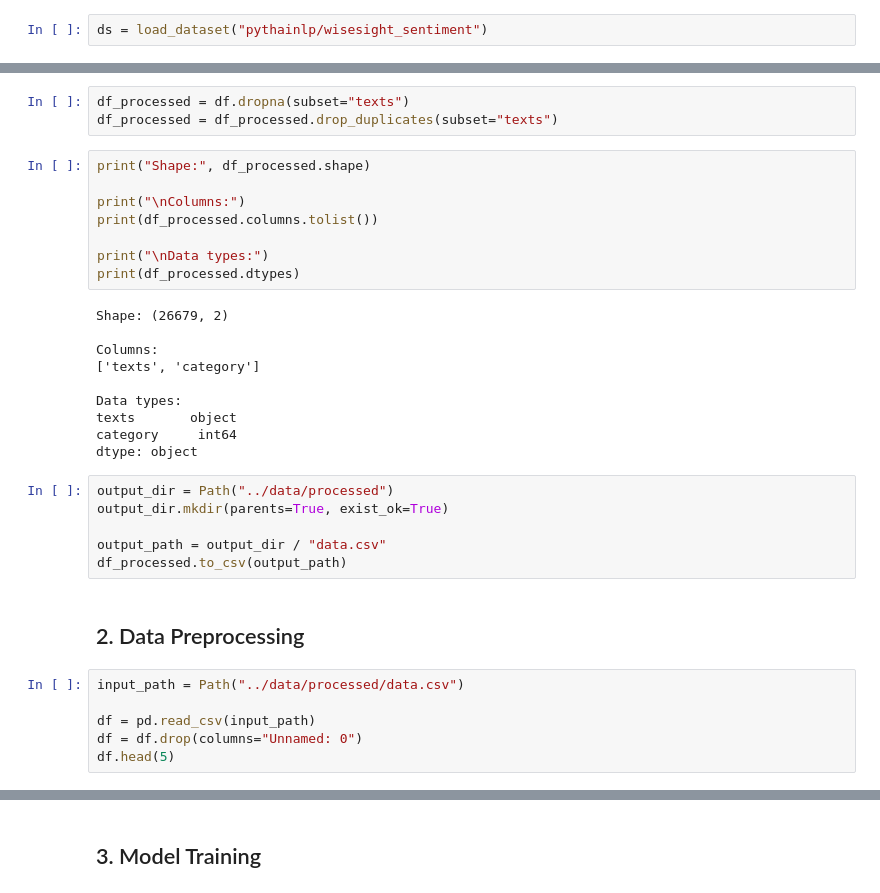
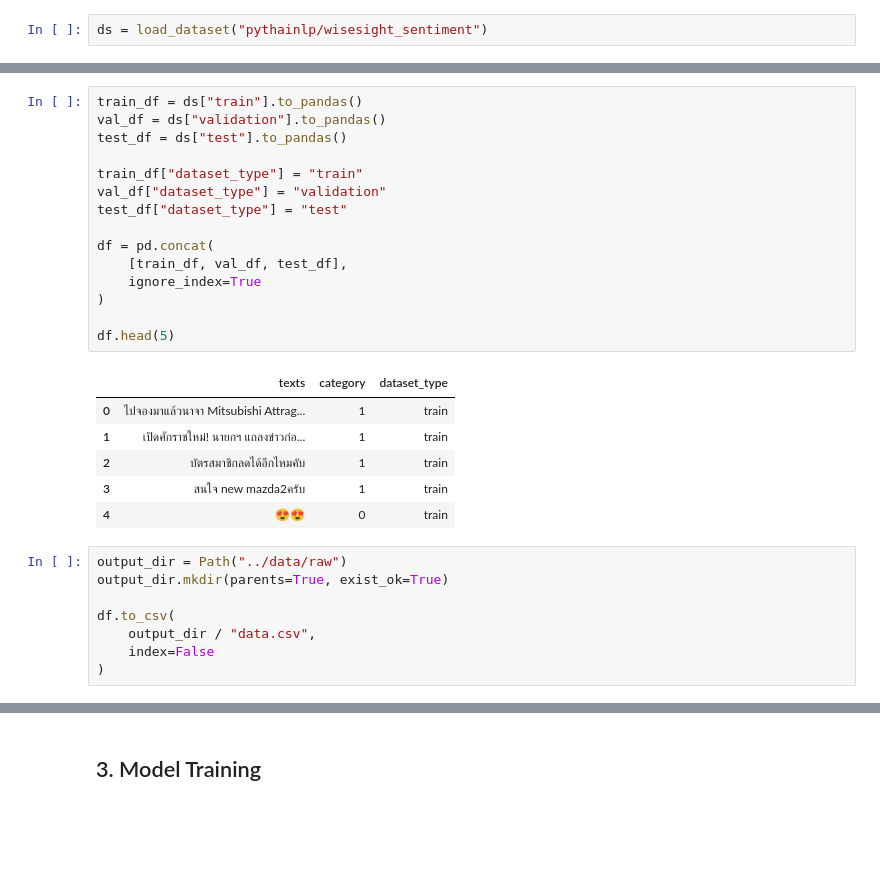
Before and after one commit to wuttipansat/thai-sentiment-analysis, a Jupyter notebook: notebooks/experiment.ipynb, the cells around one changed output, grey strips where cells are left out. Saved outputs shown, nothing was run; the diff lists cells and outputs as text; blank space fills up the shorter version.

```diff
--- a/notebooks/experiment.ipynb
+++ b/notebooks/experiment.ipynb
@@ -99,35 +21,30 @@ Duplicated text: 24
-# %%
-df_processed = df.dropna(subset="texts")
-df_processed = df_processed.drop_duplicates(subset="texts")
-# %%
-print("Shape:", df_processed.shape)
-
-print("\nColumns:")
-print(df_processed.columns.tolist())
-
-print("\nData types:")
-print(df_processed.dtypes)
-# %% [output]
-Shape: (26679, 2)
-
-Columns:
-['texts', 'category']
-
-Data types:
-texts       object
-category     int64
-dtype: object
-# %%
-output_dir = Path("../data/processed")
-output_dir.mkdir(parents=True, exist_ok=True)
-
-output_path = output_dir / "data.csv"
-df_processed.to_csv(output_path)
-# %% [markdown]
-## 2. Data Preprocessing
-# %%
-input_path = Path("../data/processed/data.csv")
-
-df = pd.read_csv(input_path)
-df = df.drop(columns="Unnamed: 0")
-df.head(5)
+# %%
+train_df = ds["train"].to_pandas()
+val_df = ds["validation"].to_pandas()
+test_df = ds["test"].to_pandas()
+
+train_df["dataset_type"] = "train"
+val_df["dataset_type"] = "validation"
+test_df["dataset_type"] = "test"
+
+df = pd.concat(
+    [train_df, val_df, test_df],
+    ignore_index=True
+)
+
+df.head(5)
+# %% [output]
+|  | texts | category | dataset_type |
+| 0 | ไปจองมาแล้วนาจา Mitsubishi Attrag... | 1 | train |
+| 1 | เปิดศักราชใหม่! นายกฯ แถลงข่าวก่อ... | 1 | train |
+| 2 | บัตรสมาชิกลดได้อีกไหมคับ | 1 | train |
+| 3 | สนใจ new mazda2ครับ | 1 | train |
+| 4 | 😍😍 | 0 | train |
+# %%
+output_dir = Path("../data/raw")
+output_dir.mkdir(parents=True, exist_ok=True)
+
+df.to_csv(
+    output_dir / "data.csv",
+    index=False
+)
```
Also changed, not shown: parts of 20 cells of this notebook, 3 other files.
